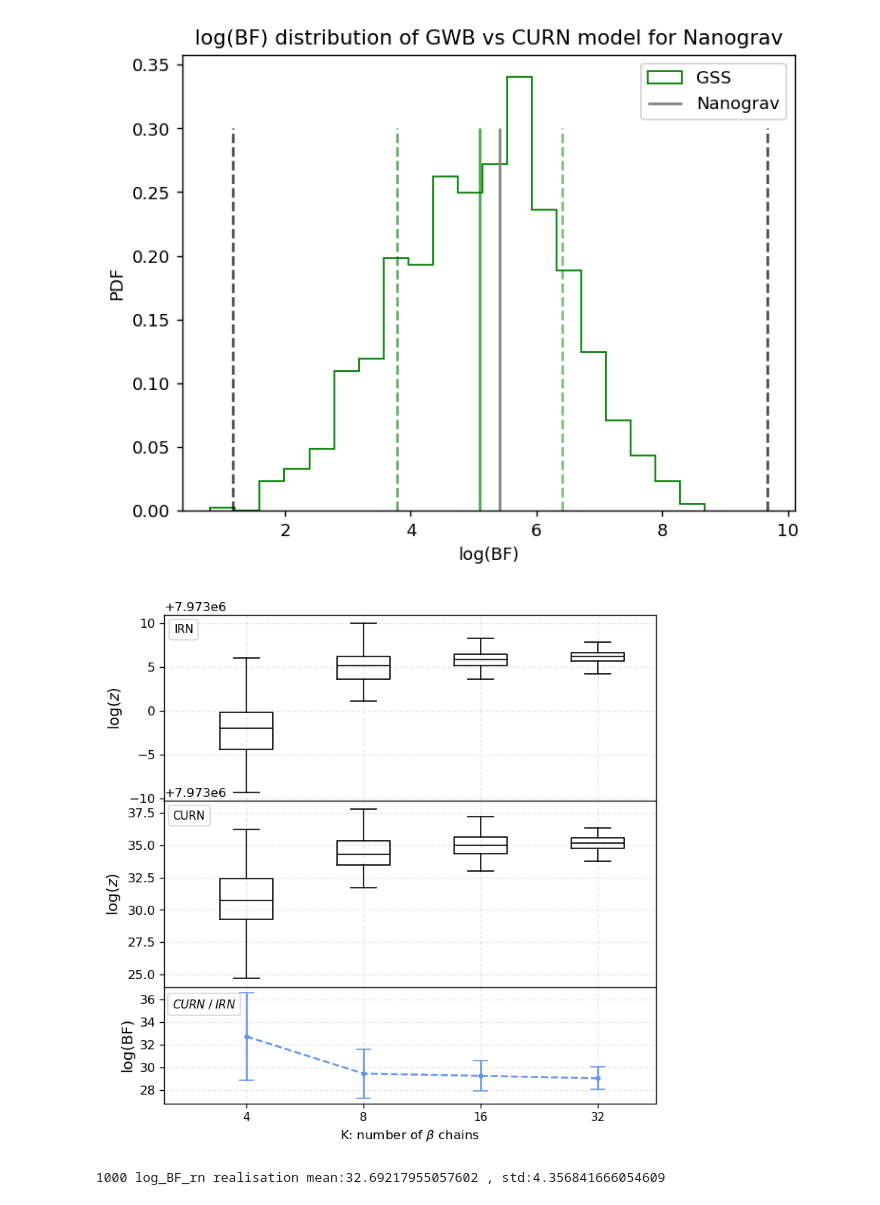
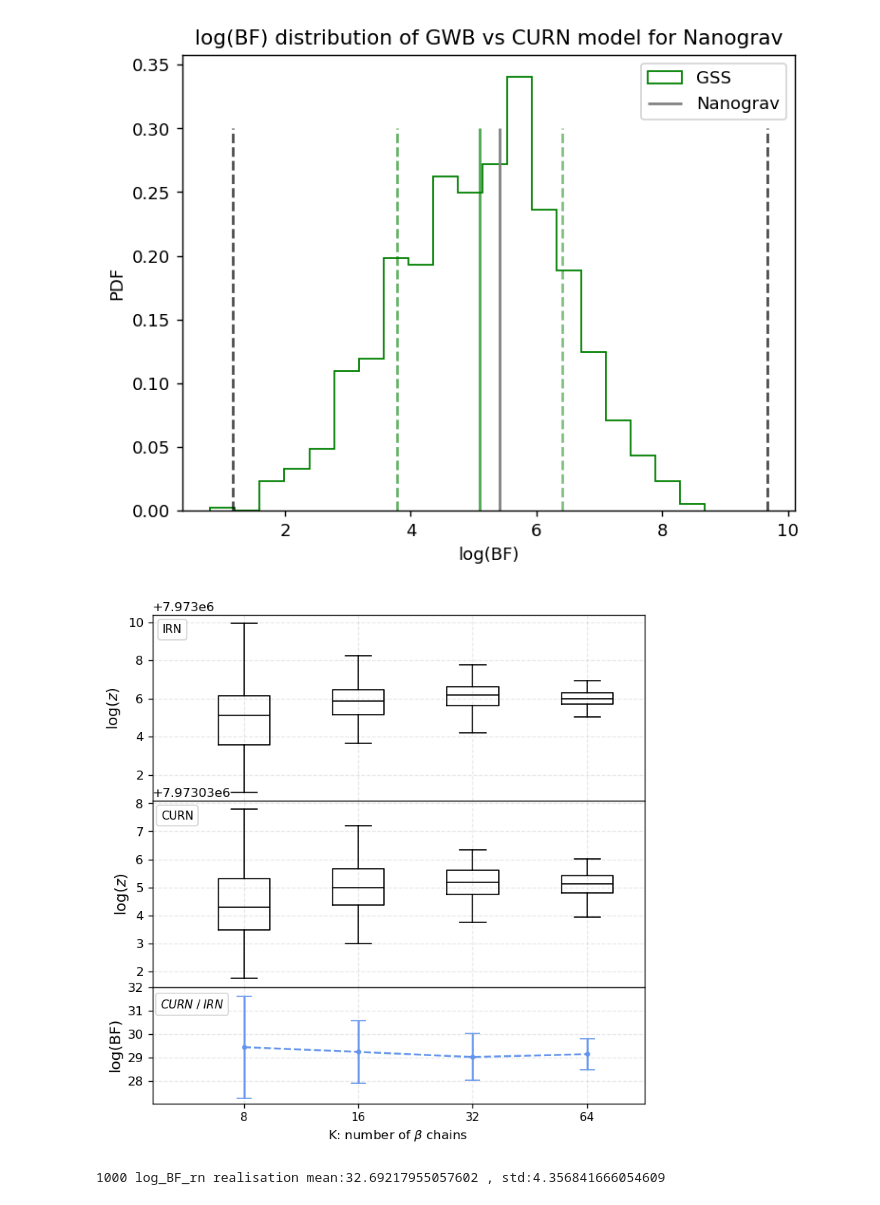
Before and after one commit to ApokryphaV1/GSS-estimator, a Jupyter notebook: Nanograv/gwb_analysis/scripts/gwp_plots.ipynb, the cells around one changed output. Cells and saved outputs as stored; diff of their text form; code cells hidden in the pictures.

Commit message:
new plot.

```diff
--- a/Nanograv/gwb_analysis/scripts/gwp_plots.ipynb
+++ b/Nanograv/gwb_analysis/scripts/gwp_plots.ipynb
@@ -86,22 +86,21 @@ plt.rcParams['figure.dpi'] = 120
 
 
 crn_4t = np.genfromtxt('../paper_results/T_comparison/curn_tf100_5000s_log_z_100_4T.txt',dtype=float,unpack=True)
-
 crn_8t = np.genfromtxt('../paper_results/T_comparison/curn_tf100_5000s_log_z_100_8T.txt',dtype=float,unpack=True)
-
 crn_16t = np.genfromtxt('../paper_results/T_comparison/curn_tf100_5000s_log_z_100_16T.txt',dtype=float,unpack=True)
-
 crn_32t = np.genfromtxt('../paper_results/T_comparison/curn_tf100_5000s_log_z_100_32T.txt',dtype=float,unpack=True)
+crn_64t = np.genfromtxt('../paper_results/T_comparison/curn_tf100_5000s_log_z_100_64T.txt',dtype=float,unpack=True)
 
 
-data1 = [crn_4t ,crn_8t , crn_16t , crn_32t]
+data1 = [crn_8t , crn_16t , crn_32t,crn_64t]
 
 irn_4t = np.genfromtxt('../paper_results/T_comparison/irn_tf100_5000s_log_z_100_4T.txt',dtype=float,unpack=True)
 irn_8t = np.genfromtxt('../paper_results/T_comparison/irn_tf100_5000s_log_z_100_8T.txt',dtype=float,unpack=True)
 irn_16t = np.genfromtxt('../paper_results/T_comparison/irn_tf100_5000s_log_z_100_16T.txt',dtype=float,unpack=True)
 irn_32t = np.genfromtxt('../paper_results/T_comparison/irn_tf100_5000s_log_z_100_32T.txt',dtype=float,unpack=True)
+irn_64t = np.genfromtxt('../paper_results/T_comparison/irn_tf100_5000s_log_z_100_64T.txt',dtype=float,unpack=True)
 
-data2 = [irn_4t , irn_8t ,irn_16t ,irn_32t ]
+data2 = [irn_8t ,irn_16t ,irn_32t, irn_64t]
 
 
 mean_data2 = [np.mean(crn_8t),np.mean(crn_16t),np.mean(crn_32t)]
@@ -113,8 +112,8 @@ mean_data = [np.mean(irn_8t), np.mean(irn_16t) , np.mean(irn_32t)]
 
 
 
-mean_diff = [np.mean(crn_4t-irn_4t),np.mean(crn_8t-irn_8t),np.mean(crn_16t-irn_16t),np.mean(crn_32t-irn_32t)]
-std_diff = [np.std(crn_4t-irn_4t),np.std(crn_8t-irn_8t),np.std(crn_16t-irn_16t),np.std(crn_32t-irn_32t)]
+mean_diff = [np.mean(crn_8t-irn_8t),np.mean(crn_16t-irn_16t),np.mean(crn_32t-irn_32t),np.mean(crn_64t-irn_64t)]
+std_diff = [np.std(crn_8t-irn_8t),np.std(crn_16t-irn_16t),np.std(crn_32t-irn_32t),np.std(crn_64t-irn_64t)]
 
 # Create subplots
 fig, (ax0,ax1, ax2) =  plt.subplots(nrows=3,figsize=(7, 7), sharex=True, gridspec_kw={'height_ratios': [40,40,25]})
@@ -157,38 +156,37 @@ ax1.legend(prop={'size': 9}, handletextpad=0, handlelength=0, loc='center', bbox
 
 ax0.set_ylabel(r'log($z$)', fontsize=12)
 ax1.set_ylabel(r'log($z$)', fontsize=12)
 
 ax0.sharex(ax1)
 
 # Plot mean difference in the second subplot
 ax2.errorbar([1,2,3,4], mean_diff,yerr=std_diff,color=bf_color,marker='o',capsize=6,solid_capstyle='round',ls = 'none', markersize=3)
 ax2.plot([1,2,3,4], mean_diff,'--',color= bf_color, alpha=1,label=r'${CURN\;/\;IRN}$')
 
 ax2.set_ylabel(r'log($BF)$', fontsize=15)
 
 ax0.grid(True, linestyle='--', alpha=0.3)
 ax1.grid(True, linestyle='--', alpha=0.3)
 ax2.grid(True, linestyle='--', alpha=0.3)
 ax2.set_xticks([1, 2, 3 , 4])
 #ax2.set_yticks([0,mean_diff[-1],10])
 
-ax2.set_xticklabels(['4','8', '16', '32'])
 ax2.legend(prop={'size': 9}, handletextpad=0, handlelength=0, loc='center', bbox_to_anchor=(0.08, 0.85))
-ax2.set_yticks([28, 30,32,34,36])
+ax2.set_yticks([28,29,30,31,32])
 
 ax2.set_xlabel(r'K: number of $\beta$ chains ')
 ax2.set_ylabel(r'log(BF)', fontsize=12)
 
-ax2.set_xticklabels(['4','8', '16', '32'])
+ax2.set_xticklabels(['8', '16', '32','64'])
 
 #plt.legend(handlelength=0, frameon=False)
-plt.xlim(xmin=0.3,xmax=4.5)
+plt.xlim(xmin=0.2,xmax=4.5)
 plt.xticks(fontsize=9)
 plt.savefig("nanograv.pdf", format="pdf", dpi=200,bbox_inches="tight")
 
 plt.show()
 # %% [output]
-[figure, old version]
+[figure, new version]
 # %%
 N = 1000
 
```
Also changed, not shown: 1 other file.
